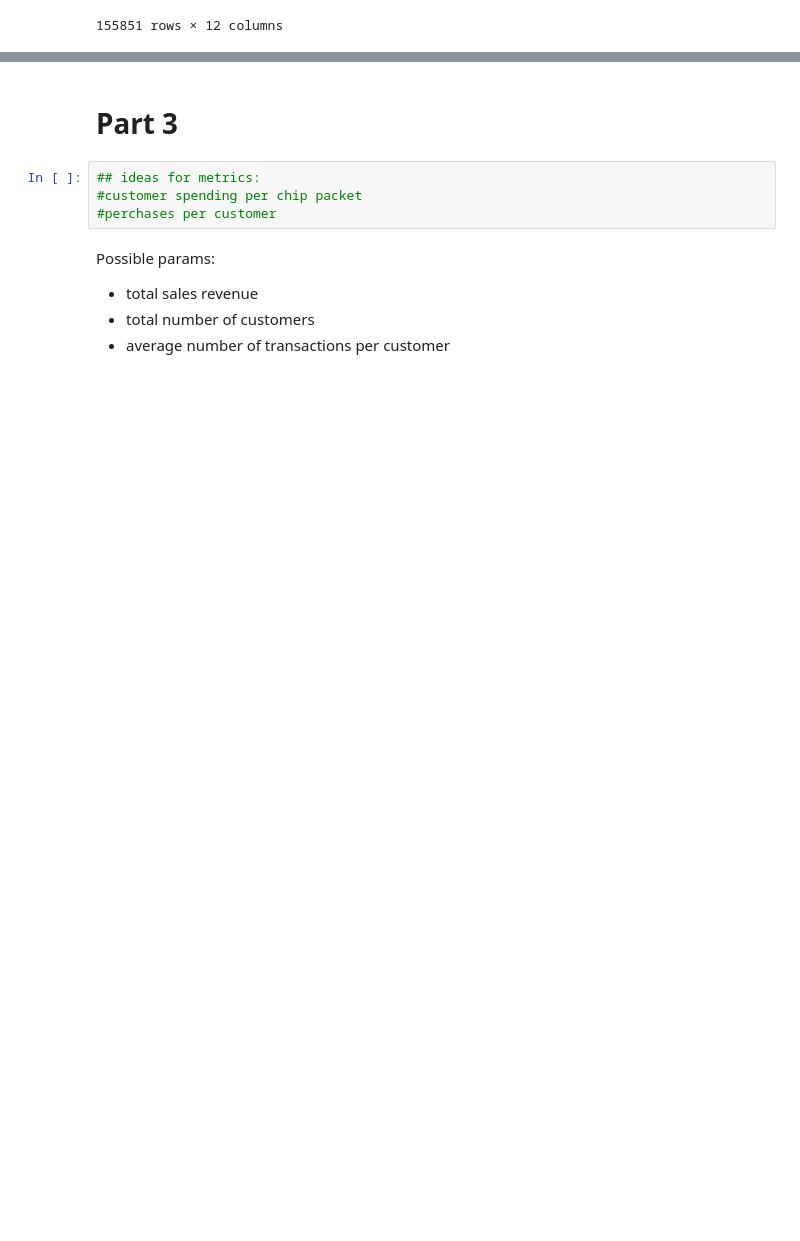
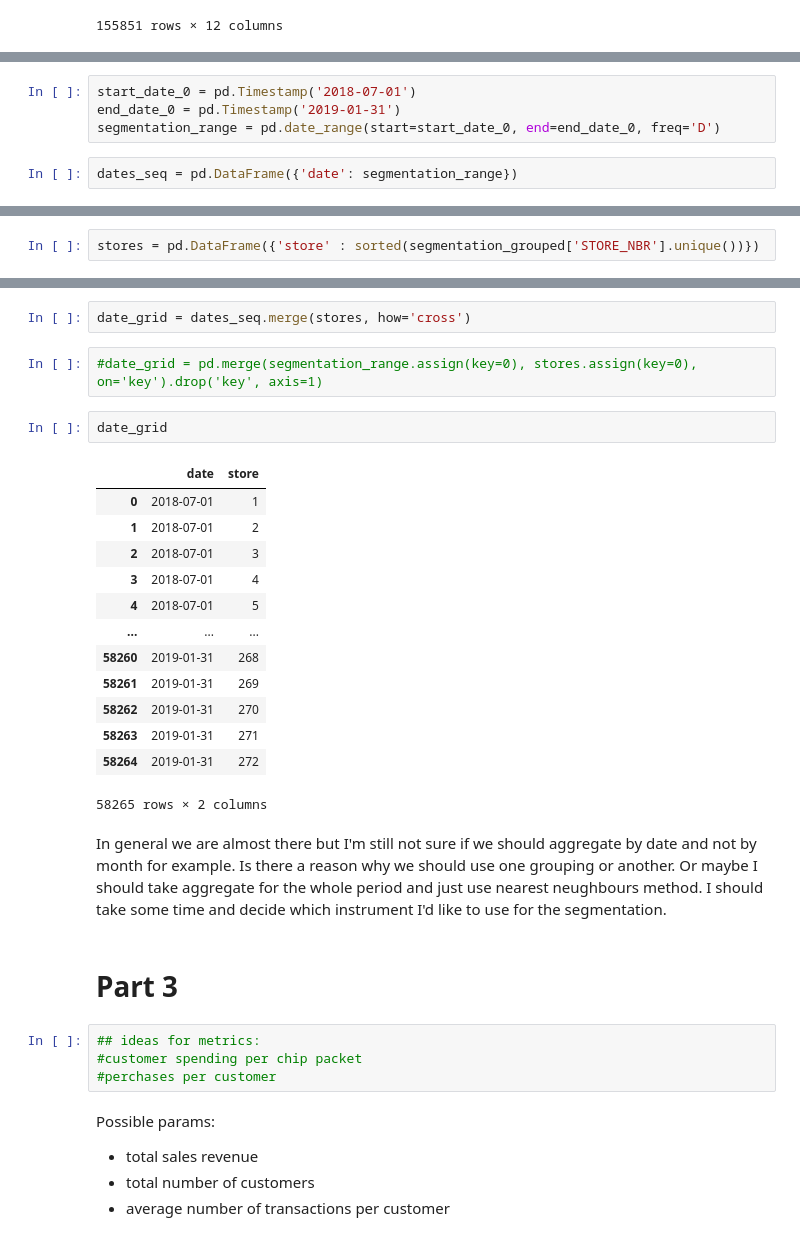
Before and after one commit to AndreiChernovJr/Chips-market-analysis, a Jupyter notebook: Experimentation and uplift testing.ipynb, the cells around one changed output, grey strips where cells are left out. Cells and saved outputs as stored; diff of their text form; blank space fills up the shorter version.

```diff
--- a/Experimentation and uplift testing.ipynb
+++ b/Experimentation and uplift testing.ipynb
@@ -224,0 +284,6 @@ display(df.sort_values(by='DATE', ascending=True))
+# %%
+start_date_0 = pd.Timestamp('2018-07-01')
+end_date_0 = pd.Timestamp('2019-01-31')
+segmentation_range = pd.date_range(start=start_date_0, end=end_date_0, freq='D')
+# %%
+dates_seq = pd.DataFrame({'date': segmentation_range})
@@ -224,0 +306,2 @@ display(df.sort_values(by='DATE', ascending=True))
+# %%
+stores = pd.DataFrame({'store' : sorted(segmentation_grouped['STORE_NBR'].unique())})
@@ -225,3 +324,25 @@ display(df.sort_values(by='DATE', ascending=True))
+# %%
+date_grid = dates_seq.merge(stores, how='cross')
+# %%
+#date_grid = pd.merge(segmentation_range.assign(key=0), stores.assign(key=0), on='key').drop('key', axis=1)
+# %%
+date_grid
+# %% [output]
+|  | date | store |
+| 0 | 2018-07-01 | 1 |
+| 1 | 2018-07-01 | 2 |
+| 2 | 2018-07-01 | 3 |
+| 3 | 2018-07-01 | 4 |
+| 4 | 2018-07-01 | 5 |
+| ... | ... | ... |
+| 58260 | 2019-01-31 | 268 |
+| 58261 | 2019-01-31 | 269 |
+| 58262 | 2019-01-31 | 270 |
+| 58263 | 2019-01-31 | 271 |
+| 58264 | 2019-01-31 | 272 |
+58265 rows × 2 columns
+# %% [markdown]
+In general we are almost there but I'm still not sure if we should aggregate by date and not by month for example. Is there a reason why we should use one grouping or another. Or maybe I should take aggregate for the whole period and just use nearest neughbours method. I should take some time and decide which instrument I'd like to use for the segmentation.
 # %% [markdown]
 # Part 3
 # %%
```
Also changed, not shown: parts of 14 cells of this notebook.
